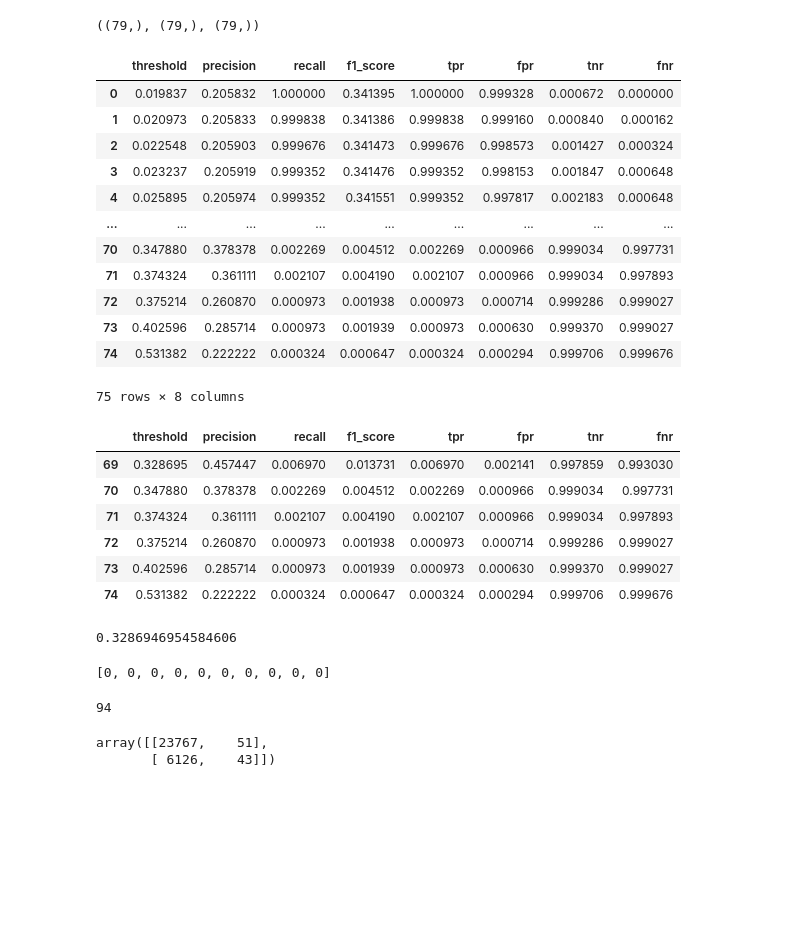
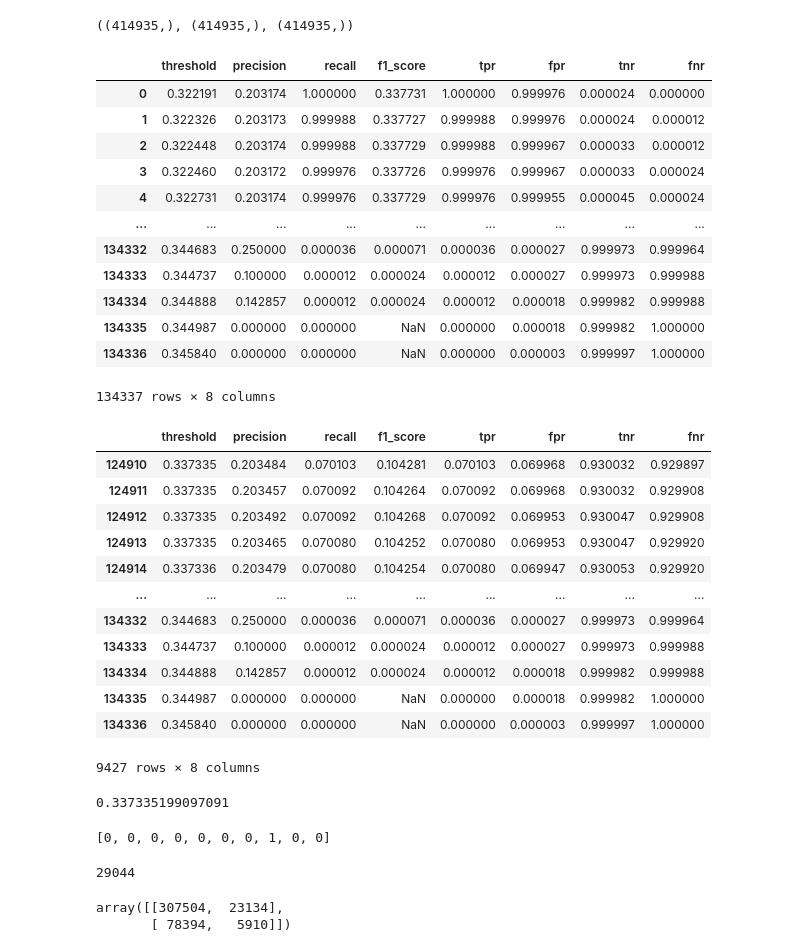
Before and after one commit to robperch/intro_to_ds_project, a Jupyter notebook: notebooks/Ele/EvaluacionModelo.ipynb, the cells around one changed output. Drawn from its saved outputs; the diff is of its cells as text; code cells hidden in the pictures; blank space fills up the shorter version.

```diff
--- a/notebooks/Ele/EvaluacionModelo.ipynb
+++ b/notebooks/Ele/EvaluacionModelo.ipynb
@@ -24,0 +40,4 @@ predicted_scores = gs_rf.predict_proba(X_test)
+# %%
+# ytest
+y_test = pickle.load(
+    open('/Users/ele/Documents/EquiposGit/Intro/Intropruebapipe/IntroCD_proy1/outputs/y_test.pkl','rb'))
@@ -24,0 +64,3 @@ predicted_scores = gs_rf.predict_proba(X_test)
+# %%
+p = np.random.beta(20000, 10000,414942)
+p
@@ -24,0 +70,4 @@ predicted_scores = gs_rf.predict_proba(X_test)
+# %%
+predicted_scores=np.vstack((p,1-p)).T
+#predicted_scores.reshape(414942,2)
+predicted_scores
@@ -76,7 +152,7 @@ thresholds_2 = np.append(thresholds_2, 1)
 # %%
 (precision.shape, recall.shape, thresholds_2.shape)
 # %% [output]
-((79,), (79,), (79,))
+((414935,), (414935,), (414935,))
 # %%
 def get_metrics_report(fpr, tpr, thresholds, precision, recall, thresholds_2):
     df_1 = pd.DataFrame({'threshold': thresholds_2,'precision': precision,
@@ -95,49 +171,55 @@ metrics_report = get_metrics_report(fpr, tpr, thresholds, precision, recall, thr
 metrics_report
 # %% [output]
 |  | threshold | precision | recall | f1_score | tpr | fpr | tnr | fnr |
-| 0 | 0.019837 | 0.205832 | 1.000000 | 0.341395 | 1.000000 | 0.999328 | 0.000672 | 0.000000 |
-| 1 | 0.020973 | 0.205833 | 0.999838 | 0.341386 | 0.999838 | 0.999160 | 0.000840 | 0.000162 |
-| 2 | 0.022548 | 0.205903 | 0.999676 | 0.341473 | 0.999676 | 0.998573 | 0.001427 | 0.000324 |
-| 3 | 0.023237 | 0.205919 | 0.999352 | 0.341476 | 0.999352 | 0.998153 | 0.001847 | 0.000648 |
-| 4 | 0.025895 | 0.205974 | 0.999352 | 0.341551 | 0.999352 | 0.997817 | 0.002183 | 0.000648 |
+| 0 | 0.322191 | 0.203174 | 1.000000 | 0.337731 | 1.000000 | 0.999976 | 0.000024 | 0.000000 |
+| 1 | 0.322326 | 0.203173 | 0.999988 | 0.337727 | 0.999988 | 0.999976 | 0.000024 | 0.000012 |
+| 2 | 0.322448 | 0.203174 | 0.999988 | 0.337729 | 0.999988 | 0.999967 | 0.000033 | 0.000012 |
+| 3 | 0.322460 | 0.203172 | 0.999976 | 0.337726 | 0.999976 | 0.999967 | 0.000033 | 0.000024 |
+| 4 | 0.322731 | 0.203174 | 0.999976 | 0.337729 | 0.999976 | 0.999955 | 0.000045 | 0.000024 |
 | ... | ... | ... | ... | ... | ... | ... | ... | ... |
-| 70 | 0.347880 | 0.378378 | 0.002269 | 0.004512 | 0.002269 | 0.000966 | 0.999034 | 0.997731 |
-| 71 | 0.374324 | 0.361111 | 0.002107 | 0.004190 | 0.002107 | 0.000966 | 0.999034 | 0.997893 |
-| 72 | 0.375214 | 0.260870 | 0.000973 | 0.001938 | 0.000973 | 0.000714 | 0.999286 | 0.999027 |
-| 73 | 0.402596 | 0.285714 | 0.000973 | 0.001939 | 0.000973 | 0.000630 | 0.999370 | 0.999027 |
-| 74 | 0.531382 | 0.222222 | 0.000324 | 0.000647 | 0.000324 | 0.000294 | 0.999706 | 0.999676 |
+| 134332 | 0.344683 | 0.250000 | 0.000036 | 0.000071 | 0.000036 | 0.000027 | 0.999973 | 0.999964 |
+| 134333 | 0.344737 | 0.100000 | 0.000012 | 0.000024 | 0.000012 | 0.000027 | 0.999973 | 0.999988 |
+| 134334 | 0.344888 | 0.142857 | 0.000012 | 0.000024 | 0.000012 | 0.000018 | 0.999982 | 0.999988 |
+| 134335 | 0.344987 | 0.000000 | 0.000000 | NaN | 0.000000 | 0.000018 | 0.999982 | 1.000000 |
+| 134336 | 0.345840 | 0.000000 | 0.000000 | NaN | 0.000000 | 0.000003 | 0.999997 | 1.000000 |
-75 rows × 8 columns
+134337 rows × 8 columns
 # %%
-negocio = metrics_report[metrics_report.fpr <= 0.06]
+negocio = metrics_report[metrics_report.fpr <= 0.07]
 negocio
 # %% [output]
 |  | threshold | precision | recall | f1_score | tpr | fpr | tnr | fnr |
-| 69 | 0.328695 | 0.457447 | 0.006970 | 0.013731 | 0.006970 | 0.002141 | 0.997859 | 0.993030 |
-| 70 | 0.347880 | 0.378378 | 0.002269 | 0.004512 | 0.002269 | 0.000966 | 0.999034 | 0.997731 |
-| 71 | 0.374324 | 0.361111 | 0.002107 | 0.004190 | 0.002107 | 0.000966 | 0.999034 | 0.997893 |
-| 72 | 0.375214 | 0.260870 | 0.000973 | 0.001938 | 0.000973 | 0.000714 | 0.999286 | 0.999027 |
-| 73 | 0.402596 | 0.285714 | 0.000973 | 0.001939 | 0.000973 | 0.000630 | 0.999370 | 0.999027 |
-| 74 | 0.531382 | 0.222222 | 0.000324 | 0.000647 | 0.000324 | 0.000294 | 0.999706 | 0.999676 |
+| 124910 | 0.337335 | 0.203484 | 0.070103 | 0.104281 | 0.070103 | 0.069968 | 0.930032 | 0.929897 |
+| 124911 | 0.337335 | 0.203457 | 0.070092 | 0.104264 | 0.070092 | 0.069968 | 0.930032 | 0.929908 |
+| 124912 | 0.337335 | 0.203492 | 0.070092 | 0.104268 | 0.070092 | 0.069953 | 0.930047 | 0.929908 |
+| 124913 | 0.337335 | 0.203465 | 0.070080 | 0.104252 | 0.070080 | 0.069953 | 0.930047 | 0.929920 |
+| 124914 | 0.337336 | 0.203479 | 0.070080 | 0.104254 | 0.070080 | 0.069947 | 0.930053 | 0.929920 |
+| ... | ... | ... | ... | ... | ... | ... | ... | ... |
+| 134332 | 0.344683 | 0.250000 | 0.000036 | 0.000071 | 0.000036 | 0.000027 | 0.999973 | 0.999964 |
+| 134333 | 0.344737 | 0.100000 | 0.000012 | 0.000024 | 0.000012 | 0.000027 | 0.999973 | 0.999988 |
+| 134334 | 0.344888 | 0.142857 | 0.000012 | 0.000024 | 0.000012 | 0.000018 | 0.999982 | 0.999988 |
+| 134335 | 0.344987 | 0.000000 | 0.000000 | NaN | 0.000000 | 0.000018 | 0.999982 | 1.000000 |
+| 134336 | 0.345840 | 0.000000 | 0.000000 | NaN | 0.000000 | 0.000003 | 0.999997 | 1.000000 |
+9427 rows × 8 columns
 # %%
 punto_corte = negocio.head(1).threshold.values[0]
 punto_corte
 # %% [output]
-0.3286946954584606
+0.337335199097091
 # %%
 new_labels = [0 if score < punto_corte else 1 for score in predicted_scores[:,1]]
 # %%
 new_labels[:10]
 # %% [output]
-[0, 0, 0, 0, 0, 0, 0, 0, 0, 0]
+[0, 0, 0, 0, 0, 0, 0, 1, 0, 0]
 # %%
 pd.Series(new_labels).sum()
 # %% [output]
-94
+29044
 # %%
 confusion_matrix(y_test, new_labels)
 # %% [output]
-array([[23767,    51],
-       [ 6126,    43]])
+array([[307504,  23134],
+       [ 78394,   5910]])
 # %%
 confusion_matrix(y_test, predicted_labels)
 # %% [output]
```
Also changed, not shown: parts of 31 cells of this notebook.
